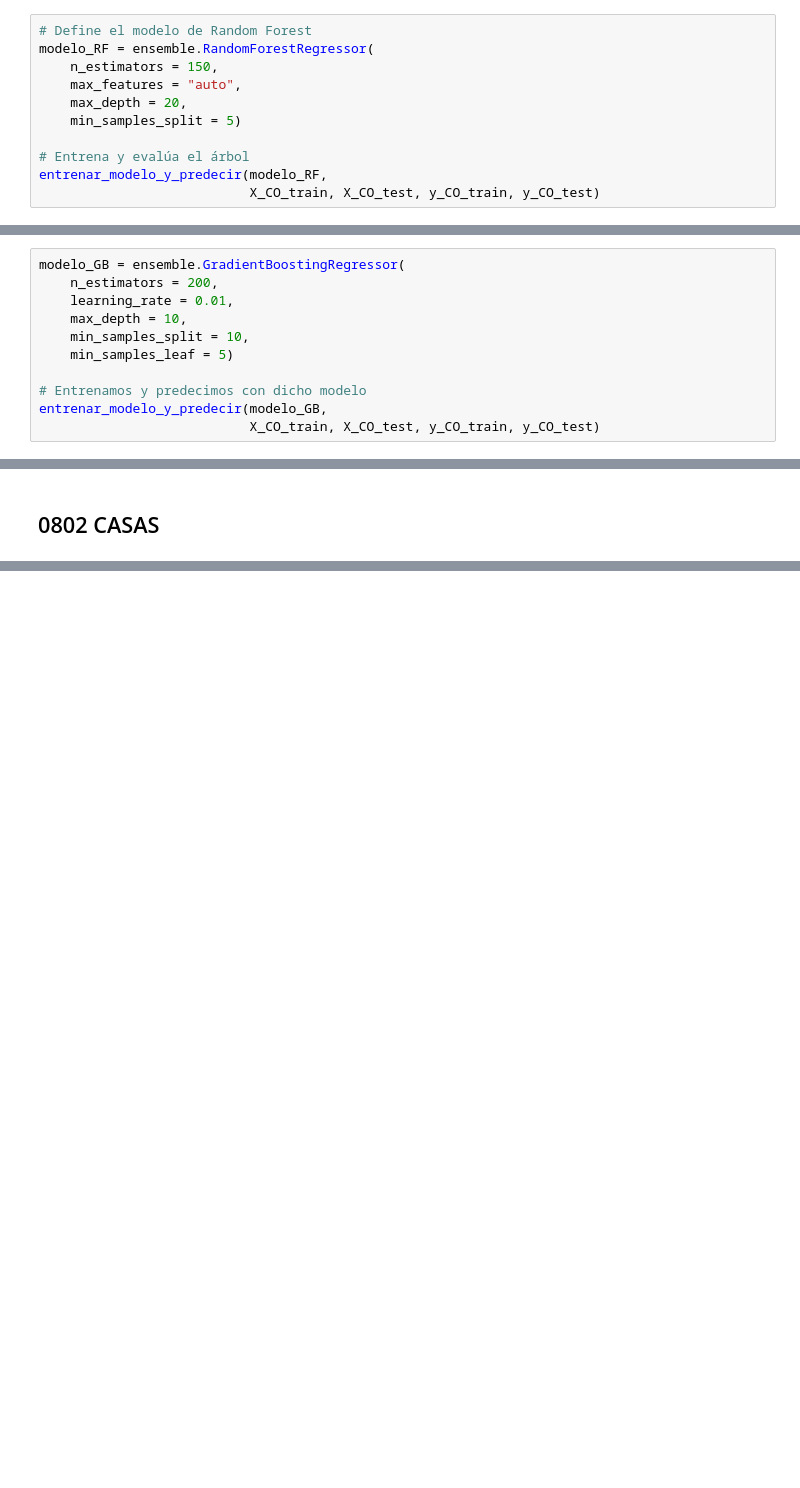
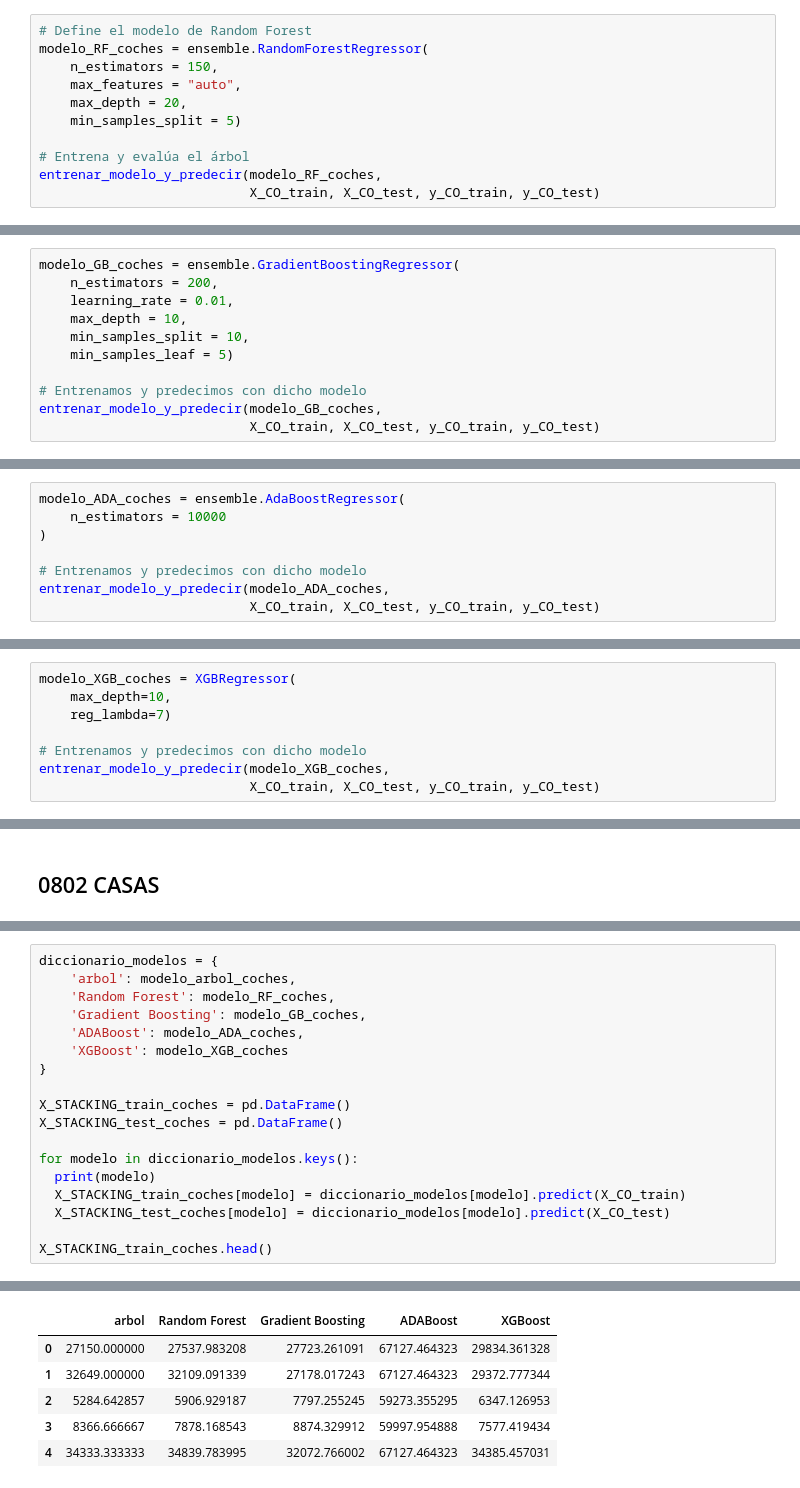
Before and after one commit to JotaBlanco/TheValley, a Jupyter notebook: Advanced_ML_AI/Clase_01_Modelos_Avanzados_Árboles/01A_|_Ejercicio_Coches_y_Casas.ipynb, the cells around one changed output, grey strips where cells are left out. Saved outputs shown, nothing was run; the diff lists cells and outputs as text; blank space fills up the shorter version.

```diff
--- a/Advanced_ML_AI/Clase_01_Modelos_Avanzados_Árboles/01A_|_Ejercicio_Coches_y_Casas.ipynb
+++ b/Advanced_ML_AI/Clase_01_Modelos_Avanzados_Árboles/01A_|_Ejercicio_Coches_y_Casas.ipynb
@@ -584,13 +608,13 @@ RMSE en set de test : 5041.05
 Degradación: -12.73%
 # %%
 # Define el modelo de Random Forest
-modelo_RF = ensemble.RandomForestRegressor(
+modelo_RF_coches = ensemble.RandomForestRegressor(
     n_estimators = 150,
     max_features = "auto",
     max_depth = 20,
     min_samples_split = 5)
 
 # Entrena y evalúa el árbol
-entrenar_modelo_y_predecir(modelo_RF,
+entrenar_modelo_y_predecir(modelo_RF_coches,
                            X_CO_train, X_CO_test, y_CO_train, y_CO_test)
 # %% [output]
@@ -659,7 +684,7 @@ RMSE en set de entrenamiento : 5969.58
 RMSE en set de test : 5562.9
 Degradación: -6.81%
 # %%
-modelo_GB = ensemble.GradientBoostingRegressor(
+modelo_GB_coches = ensemble.GradientBoostingRegressor(
     n_estimators = 200,
     learning_rate = 0.01,
     max_depth = 10,
@@ -667,7 +692,7 @@ modelo_GB = ensemble.GradientBoostingRegressor(
     min_samples_leaf = 5)
 
 # Entrenamos y predecimos con dicho modelo
-entrenar_modelo_y_predecir(modelo_GB,
+entrenar_modelo_y_predecir(modelo_GB_coches,
                            X_CO_train, X_CO_test, y_CO_train, y_CO_test)
 # %% [output]
 RMSE en set de entrenamiento : 5681.75
@@ -731,0 +784,8 @@ Degradación: 37.24%
+# %%
+modelo_ADA_coches = ensemble.AdaBoostRegressor(
+    n_estimators = 10000
+)
+
+# Entrenamos y predecimos con dicho modelo
+entrenar_modelo_y_predecir(modelo_ADA_coches,
+                           X_CO_train, X_CO_test, y_CO_train, y_CO_test)
@@ -950,0 +875,8 @@ Degradación: 1.31%
+# %%
+modelo_XGB_coches = XGBRegressor(
+    max_depth=10,
+    reg_lambda=7)
+
+# Entrenamos y predecimos con dicho modelo
+entrenar_modelo_y_predecir(modelo_XGB_coches,
+                           X_CO_train, X_CO_test, y_CO_train, y_CO_test)
@@ -962,0 +1026,19 @@ Degradación: 2.39%
+# %%
+diccionario_modelos = {
+    'arbol': modelo_arbol_coches,
+    'Random Forest': modelo_RF_coches,
+    'Gradient Boosting': modelo_GB_coches,
+    'ADABoost': modelo_ADA_coches,
+    'XGBoost': modelo_XGB_coches
+}
+
+X_STACKING_train_coches = pd.DataFrame()
+X_STACKING_test_coches = pd.DataFrame()
+
+for modelo in diccionario_modelos.keys():
+  print(modelo)
+  X_STACKING_train_coches[modelo] = diccionario_modelos[modelo].predict(X_CO_train)
+  X_STACKING_test_coches[modelo] = diccionario_modelos[modelo].predict(X_CO_test)
+
+X_STACKING_train_coches.head()
+# %% [output]
@@ -962,0 +1050,6 @@ Degradación: 2.39%
+|  | arbol | Random Forest | Gradient Boosting | ADABoost | XGBoost |
+| 0 | 27150.000000 | 27537.983208 | 27723.261091 | 67127.464323 | 29834.361328 |
+| 1 | 32649.000000 | 32109.091339 | 27178.017243 | 67127.464323 | 29372.777344 |
+| 2 | 5284.642857 | 5906.929187 | 7797.255245 | 59273.355295 | 6347.126953 |
+| 3 | 8366.666667 | 7878.168543 | 8874.329912 | 59997.954888 | 7577.419434 |
+| 4 | 34333.333333 | 34839.783995 | 32072.766002 | 67127.464323 | 34385.457031 |
```
Also changed, not shown: parts of 82 cells of this notebook.
